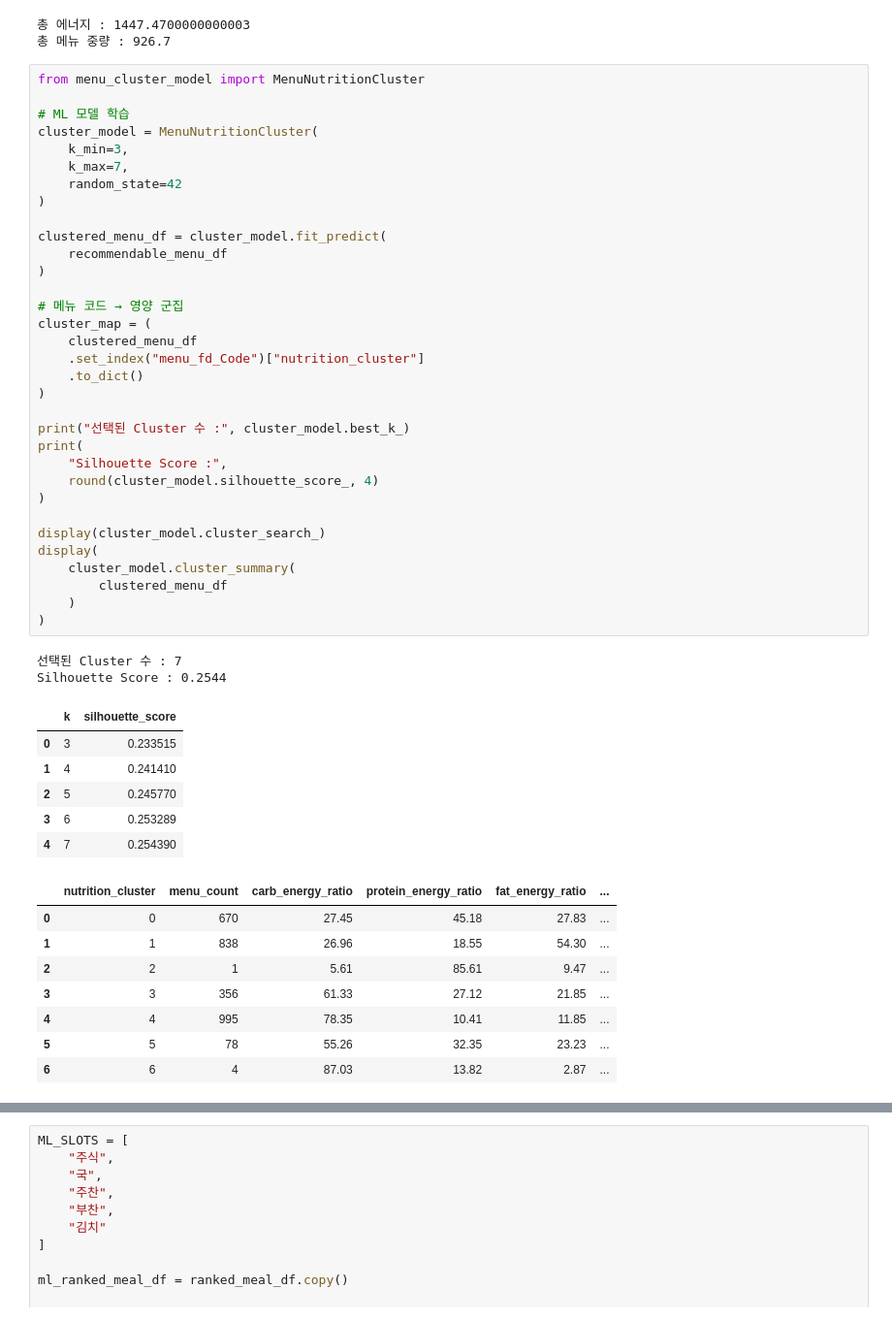
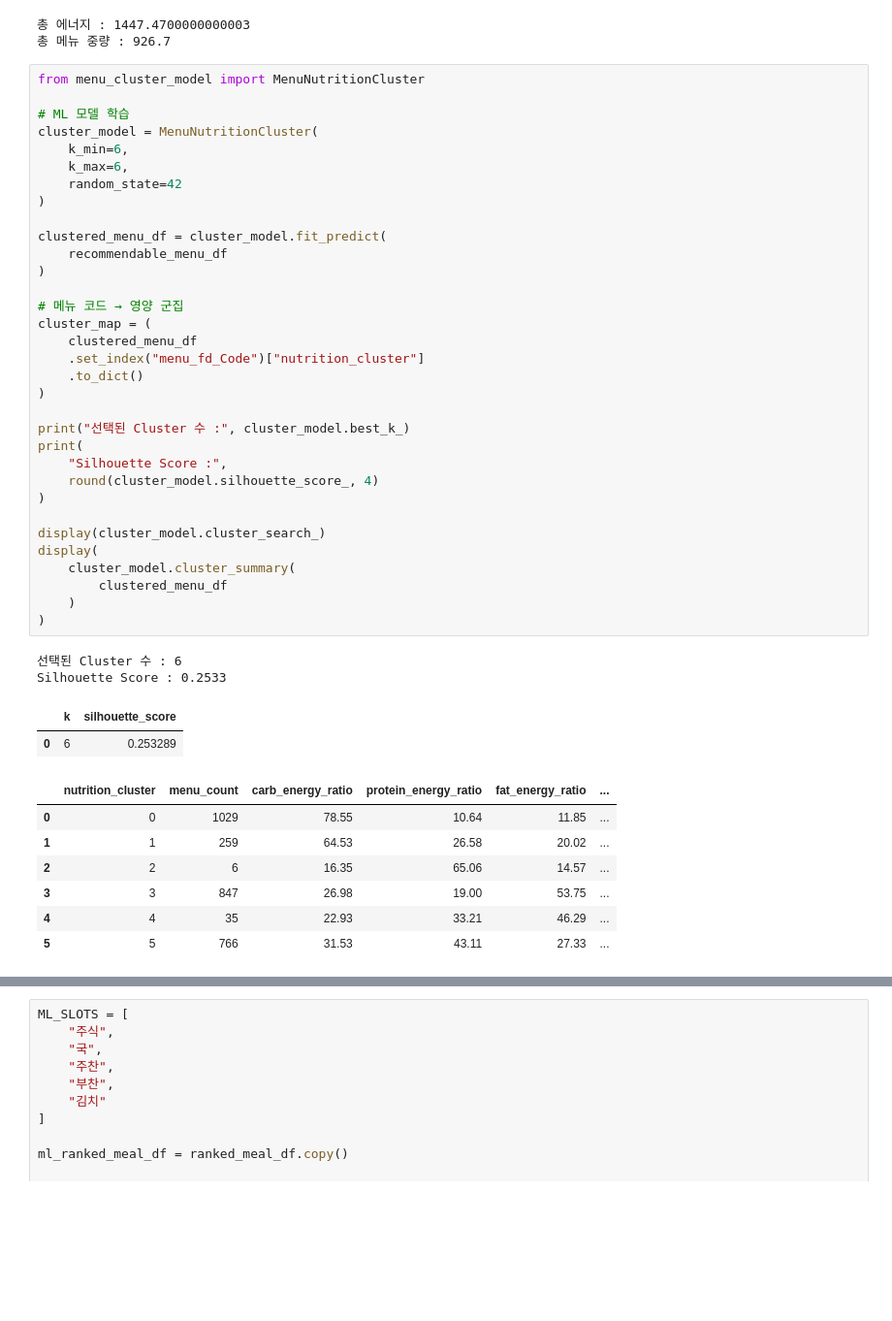
Before and after one commit to mseon94/LLM-PRJ, a Jupyter notebook: llm_menu.ipynb, the cells around one changed output, grey strips where cells are left out. Shown at 97% size. Drawn from its saved outputs; the diff is of its cells as text; blank space fills up the shorter version.

```diff
--- a/llm_menu.ipynb
+++ b/llm_menu.ipynb
@@ -3542,48 +3936,43 @@ from menu_cluster_model import MenuNutritionCluster
 
 # ML 모델 학습
 cluster_model = MenuNutritionCluster(
-    k_min=3,
-    k_max=7,
+    k_min=6,
+    k_max=6,
     random_state=42
 )
 
 clustered_menu_df = cluster_model.fit_predict(
     recommendable_menu_df
 )
 
 # 메뉴 코드 → 영양 군집
 cluster_map = (
     clustered_menu_df
     .set_index("menu_fd_Code")["nutrition_cluster"]
     .to_dict()
 )
 
 print("선택된 Cluster 수 :", cluster_model.best_k_)
 print(
     "Silhouette Score :",
     round(cluster_model.silhouette_score_, 4)
 )
 
 display(cluster_model.cluster_search_)
 display(
     cluster_model.cluster_summary(
         clustered_menu_df
     )
 )
 # %% [output]
-선택된 Cluster 수 : 7
-Silhouette Score : 0.2544
+선택된 Cluster 수 : 6
+Silhouette Score : 0.2533
 |  | k | silhouette_score |
-| 0 | 3 | 0.233515 |
-| 1 | 4 | 0.241410 |
-| 2 | 5 | 0.245770 |
-| 3 | 6 | 0.253289 |
-| 4 | 7 | 0.254390 |
+| 0 | 6 | 0.253289 |
 |  | nutrition_cluster | menu_count | carb_energy_ratio | protein_energy_ratio | fat_energy_ratio | ... |
-| 0 | 0 | 670 | 27.45 | 45.18 | 27.83 | ... |
-| 1 | 1 | 838 | 26.96 | 18.55 | 54.30 | ... |
-| 2 | 2 | 1 | 5.61 | 85.61 | 9.47 | ... |
-| 3 | 3 | 356 | 61.33 | 27.12 | 21.85 | ... |
-| 4 | 4 | 995 | 78.35 | 10.41 | 11.85 | ... |
-| 5 | 5 | 78 | 55.26 | 32.35 | 23.23 | ... |
-| 6 | 6 | 4 | 87.03 | 13.82 | 2.87 | ... |
+| 0 | 0 | 1029 | 78.55 | 10.64 | 11.85 | ... |
+| 1 | 1 | 259 | 64.53 | 26.58 | 20.02 | ... |
+| 2 | 2 | 6 | 16.35 | 65.06 | 14.57 | ... |
+| 3 | 3 | 847 | 26.98 | 19.00 | 53.75 | ... |
+| 4 | 4 | 35 | 22.93 | 33.21 | 46.29 | ... |
+| 5 | 5 | 766 | 31.53 | 43.11 | 27.33 | ... |
```
Also changed, not shown: parts of 18 cells of this notebook, 1 other file.
